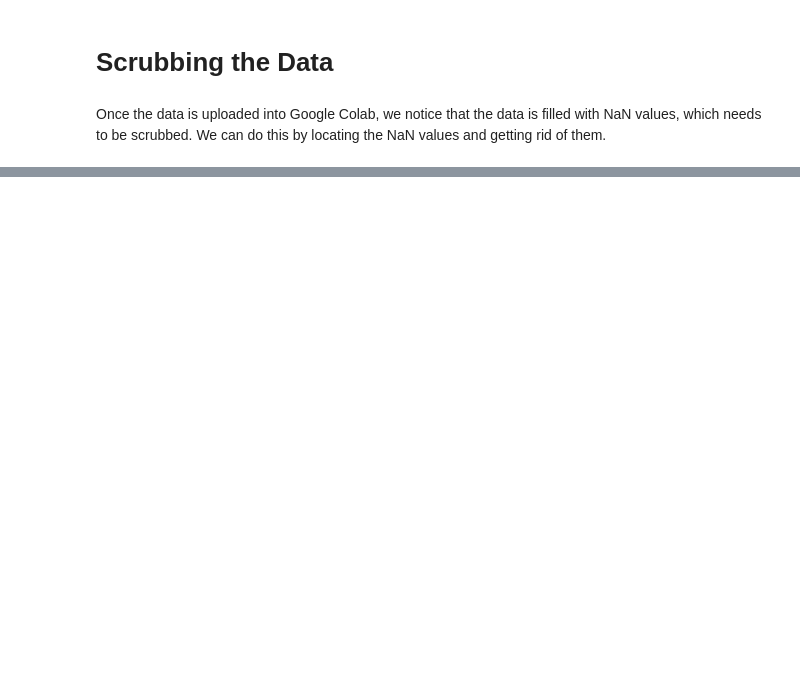
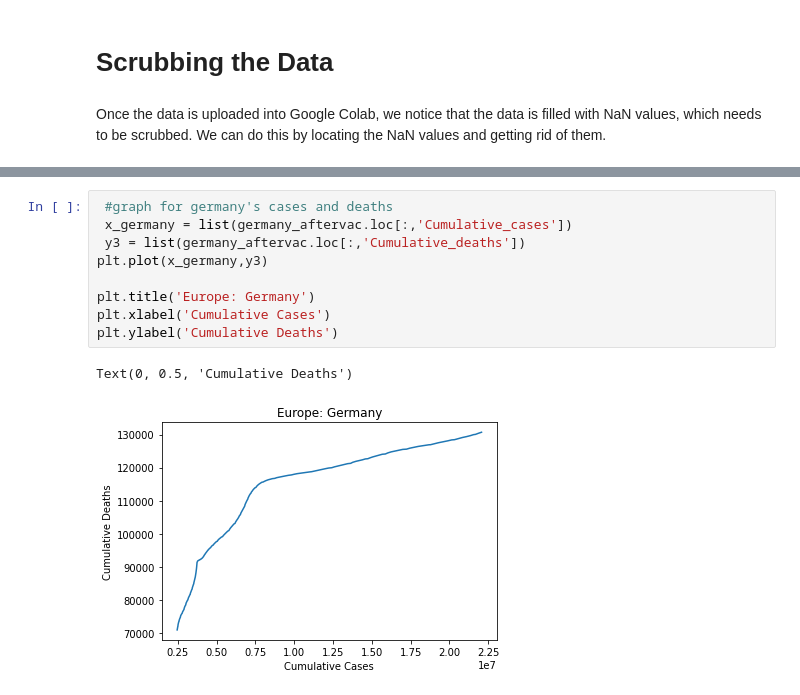
Before and after one commit to daralynw/ds110_final_project_spring_2022, a Jupyter notebook: Final_Project_Draft.ipynb, the cells around one changed output, grey strips where cells are left out. Saved outputs shown, nothing was run; the diff lists cells and outputs as text; blank space fills up the shorter version.

```diff
--- a/Final_Project_Draft.ipynb
+++ b/Final_Project_Draft.ipynb
@@ -74,0 +119,12 @@ df_gdp.head()
+# %%
+ #graph for germany's cases and deaths
+ x_germany = list(germany_aftervac.loc[:,'Cumulative_cases'])
+ y3 = list(germany_aftervac.loc[:,'Cumulative_deaths'])
+plt.plot(x_germany,y3)
+
+plt.title('Europe: Germany')
+plt.xlabel('Cumulative Cases')
+plt.ylabel('Cumulative Deaths')
+# %% [output]
+Text(0, 0.5, 'Cumulative Deaths')
+[figure, added]
```
Also changed, not shown: parts of 50 cells of this notebook.
